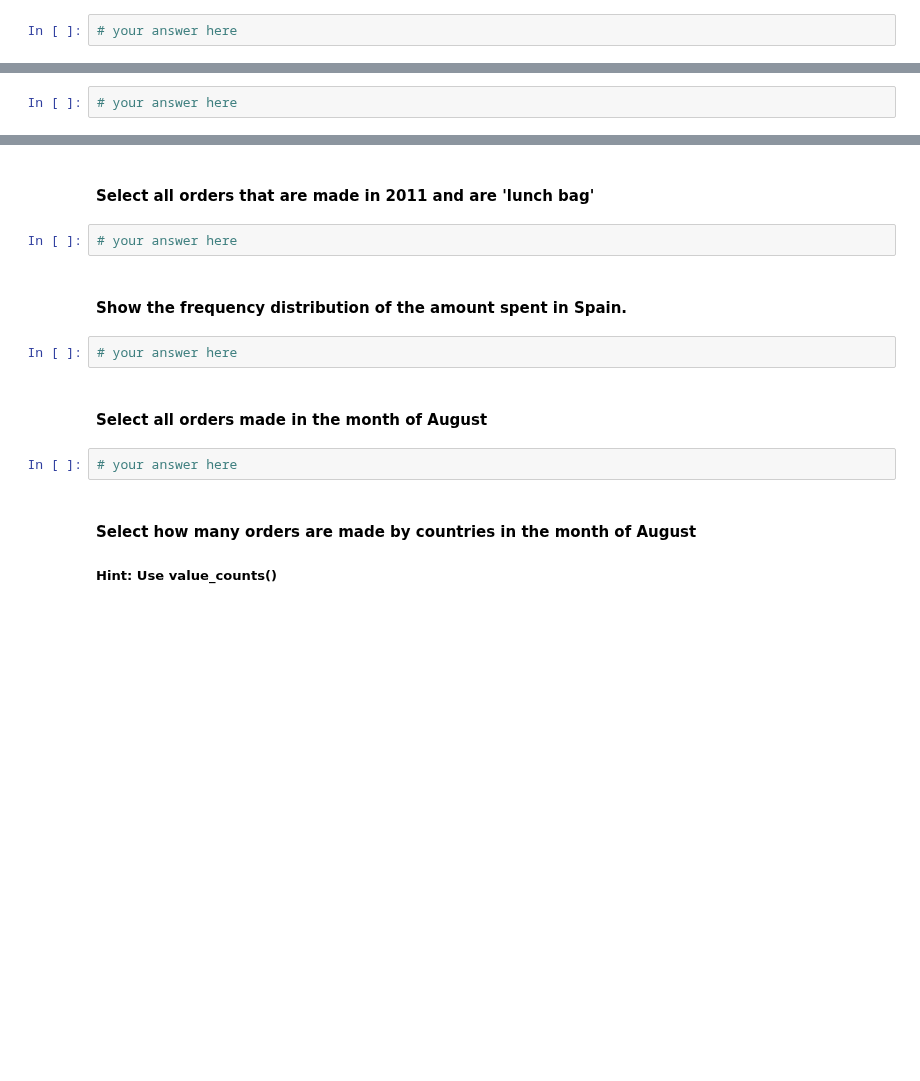
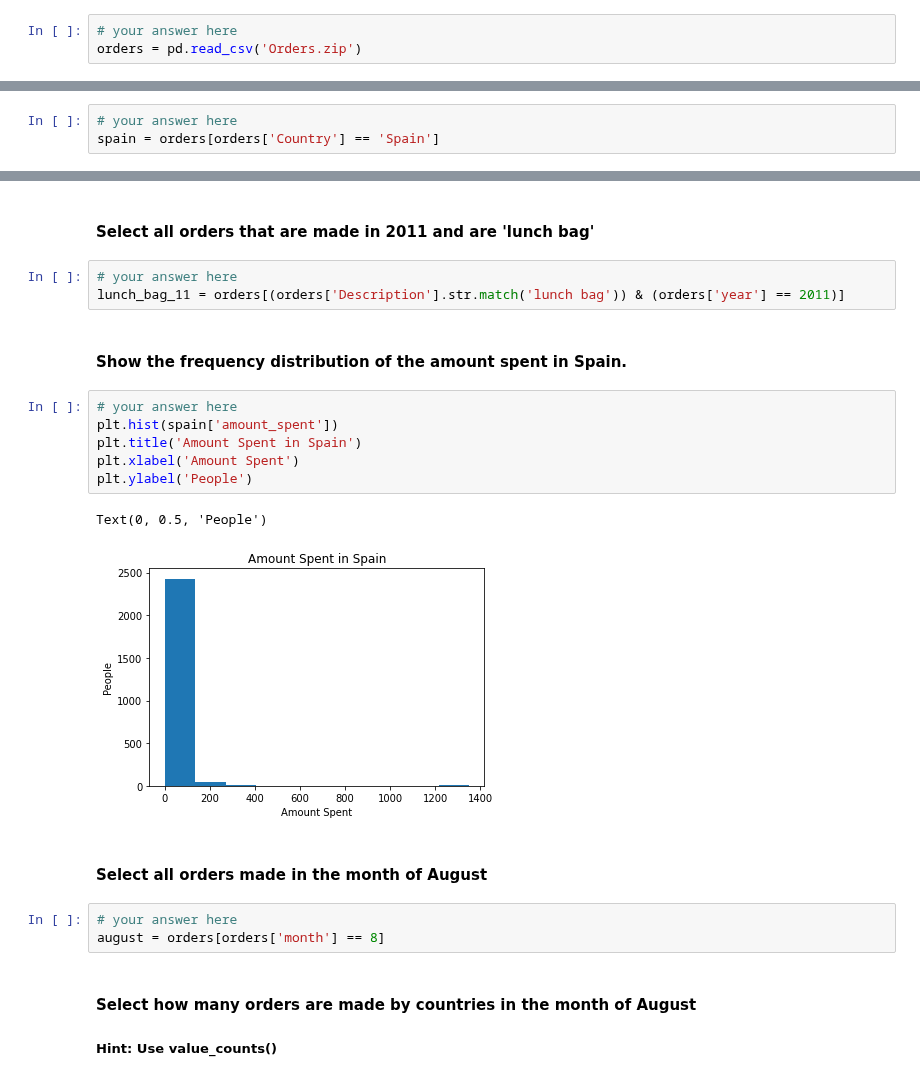
Before and after one commit to ironhack-datalabs/datamad1020, a Jupyter notebook: module-2/lab-subsetting-and-descriptive-stats/your-code/main.ipynb, the cells around one changed output, grey strips where cells are left out. Saved outputs shown, nothing was run; the diff lists cells and outputs as text; blank space fills up the shorter version.

```diff
--- a/module-2/lab-subsetting-and-descriptive-stats/your-code/main.ipynb
+++ b/module-2/lab-subsetting-and-descriptive-stats/your-code/main.ipynb
@@ -344,6 +343,7 @@ dtype: float64
 #### Open the Orders.csv dataset. Name your dataset orders
 # %%
 # your answer here
+orders = pd.read_csv('Orders.zip')
 # %% [markdown]
 #### Explore your dataset by looking at the data types and the summary statistics. Comment your results
 # %%
@@ -364,6 +403,7 @@ dtype: float64
 #### Select all the customers we have in Spain
 # %%
 # your answer here
+spain = orders[orders['Country'] == 'Spain']
 # %% [markdown]
 #### How many customers do we have in Spain?
 ##### Hint : Use value_counts()
@@ -389,15 +437,24 @@ dtype: float64
 # %% [markdown]
 #### Select all orders that are made in 2011 and are 'lunch bag'
-# %%
-# your answer here
+# %%
+# your answer here
+lunch_bag_11 = orders[(orders['Description'].str.match('lunch bag')) & (orders['year'] == 2011)]
 # %% [markdown]
 #### Show the frequency distribution of the amount spent in Spain.
-# %%
-# your answer here
+# %%
+# your answer here
+plt.hist(spain['amount_spent'])
+plt.title('Amount Spent in Spain')
+plt.xlabel('Amount Spent')
+plt.ylabel('People')
+# %% [output]
+Text(0, 0.5, 'People')
+[figure, added]
 # %% [markdown]
 #### Select all orders made in the month of August
 # %%
 # your answer here
+august = orders[orders['month'] == 8]
 # %% [markdown]
 #### Select how many orders are made by countries in the month of August
 ##### Hint: Use value_counts()
```
Also changed, not shown: parts of 15 cells of this notebook.
